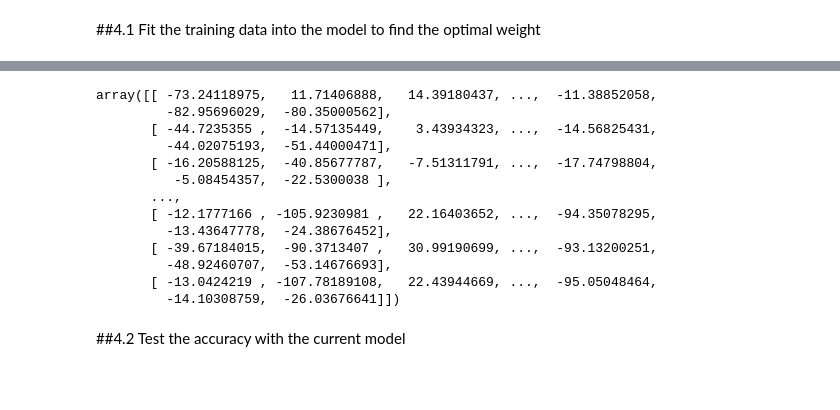
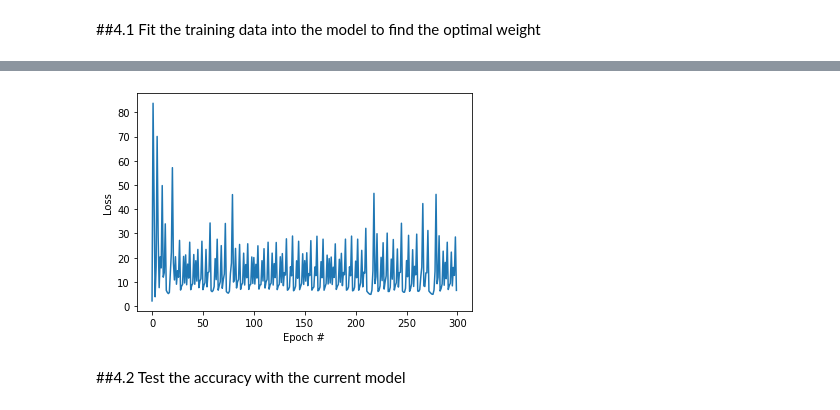
Before and after one commit to tuanldVGU/deeplearningalgorithm, a Jupyter notebook: Assignment_1.ipynb, the cells around one changed output, grey strips where cells are left out. Saved outputs shown, nothing was run; the diff lists cells and outputs as text; code cells hidden in the pictures; blank space fills up the shorter version.

```diff
--- a/Assignment_1.ipynb
+++ b/Assignment_1.ipynb
@@ -122,19 +105,11 @@ plt.show()
-# %%
-wt_matrix_1
-# %% [output]
-array([[ -73.24118975,   11.71406888,   14.39180437, ...,  -11.38852058,
-         -82.95696029,  -80.35000562],
-       [ -44.7235355 ,  -14.57135449,    3.43934323, ...,  -14.56825431,
-         -44.02075193,  -51.44000471],
-       [ -16.20588125,  -40.85677787,   -7.51311791, ...,  -17.74798804,
-          -5.08454357,  -22.5300038 ],
-       ...,
-       [ -12.1777166 , -105.9230981 ,   22.16403652, ...,  -94.35078295,
-         -13.43647778,  -24.38676452],
-       [ -39.67184015,  -90.3713407 ,   30.99190699, ...,  -93.13200251,
-         -48.92460707,  -53.14676693],
-       [ -13.0424219 , -107.78189108,   22.43944669, ...,  -95.05048464,
-         -14.10308759,  -26.03676641]])
+# %%
+plt.plot(loss_mt)
+plt.xlabel("Epoch #")
+plt.ylabel("Loss")
+# plt.ylim([0, 1])
+plt.show()
+# %% [output]
+[figure, added]
 # %% [markdown]
 ##4.2 Test the accuracy with the current model
 # %%
```
Also changed, not shown: parts of 25 cells of this notebook.
